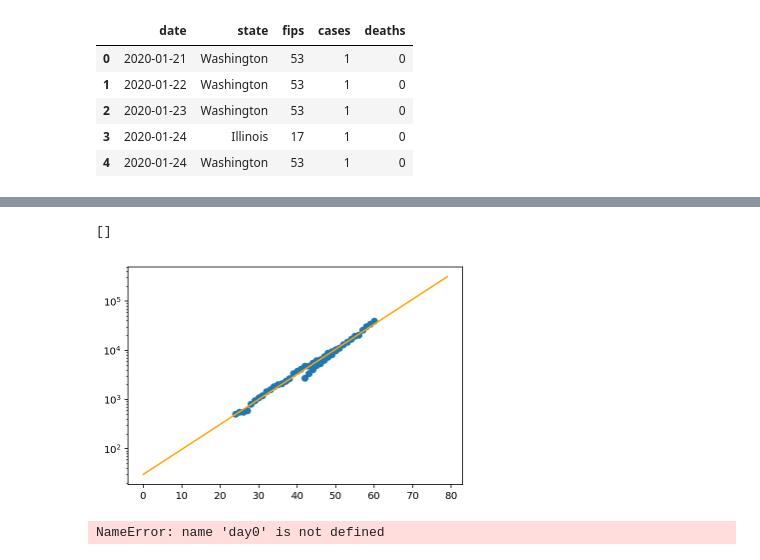
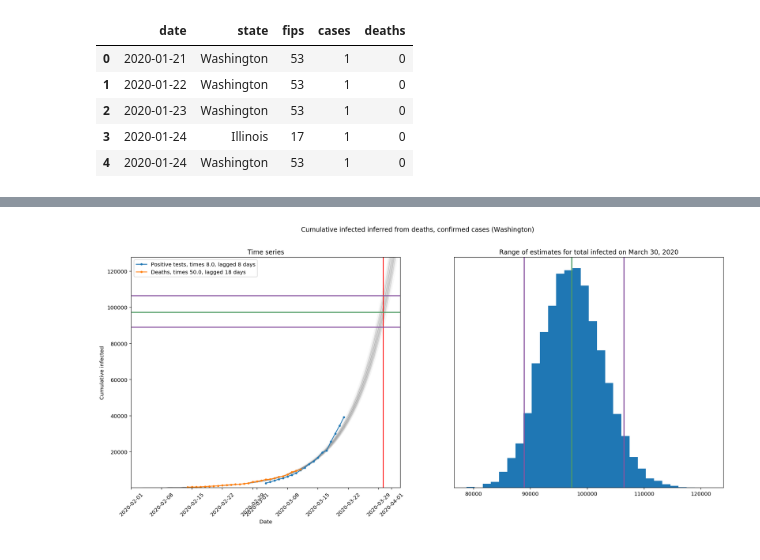
Before and after one commit to bmander/covid-notebooks, a Jupyter notebook: current_estimate.ipynb, the cells around one changed output, grey strips where cells are left out. Drawn from its saved outputs; the diff is of its cells as text; code cells hidden in the pictures.

```diff
--- a/current_estimate.ipynb
+++ b/current_estimate.ipynb
@@ -152,3 +132,0 @@ array([12204396.60724169])
-# %%
-infection_pred = LoglinearModel()
-infection_pred.fit( day, result )
@@ -174,13 +143,2 @@ plt.hist( infection_pred.sample(today_days, n_samples=5000), bins=30 )
 # %%
-dayspace = np.arange(0,80)
+dayspace = np.arange(-5,80)
-# %%
-plt.scatter( day, result )
-plt.plot( dayspace, infection_pred(dayspace), c="orange" )
-plt.semilogy()
-# %% [output]
-[]
-[figure, removed]
-# %%
-today_days = (pd.to_datetime( datetime.today() ) - day0).days
-# %% [output]
-NameError: name 'day0' is not defined
@@ -188,0 +145,55 @@ infection_pred( today_days )
+# %%
+TODAY = "March 30, 2020"
+OUTER_EST_COLOR = "#8a55a1"
+MEDIAN_EST_COLOR = "#4f9c64"
+N_SAMPLES = 10000
+
+total_infected_samples = infection_pred.sample(today_days, n_samples=N_SAMPLES)[0]
+est_low, est_med, est_high = np.percentile( total_infected_samples, [5, 50, 95])
+
+fig, axs = plt.subplots(1, 2, figsize=(20,8))
+
+ax = axs[0]
+
+for tick in ax.get_xticklabels():
+    tick.set_rotation(45)
+
+ax.set_title("Time series")
+
+for trace in infection_pred.sample(dayspace).T:
+    ax.plot(date0+dayspace*timedelta(days=1), trace, c="gray", lw=0.05)
+
+
+ax.plot( date0+test_day*timedelta(days=1),
+        test_results, label="Positive tests, times %s, lagged %s days"%(1/DETECTION_PROB, TEST_LAG), marker="." )
+ax.plot( date0+death_day*timedelta(days=1),
+        death_results, label="Deaths, times %s, lagged %s days"%(1/DEATH_PROB, DEATH_LAG), marker="." )
+
+ax.set_xlabel("Date")
+ax.set_ylabel("Cumulative infected")
+ax.legend()
+#ax.semilogy()
+ax.set_ylim(100,est_high*1.2)
+ax.set_xlim("February 1, 2020", "April 3, 2020")
+
+ax.axvline(TODAY, c="red")
+ax.axhline(est_low, c=OUTER_EST_COLOR, lw=2)
+ax.axhline(est_med, c=MEDIAN_EST_COLOR, lw=2)
+ax.axhline(est_high, c=OUTER_EST_COLOR, lw=2)
+
+
+ax = axs[1]
+today_days = (pd.to_datetime( datetime.today() ) - date0).days
+today_days
+ax.hist( total_infected_samples, bins=30, density=True )
+ax.set_yticks([])
+ax.set_title("Range of estimates for total infected on %s"%TODAY)
+ax.axvline(est_low, c=OUTER_EST_COLOR, lw=2)
+ax.axvline(est_med, c=MEDIAN_EST_COLOR, lw=2)
+ax.axvline(est_high, c=OUTER_EST_COLOR, lw=2)
+
+plt.suptitle("Cumulative infected inferred from deaths, confirmed cases (%s)"%STATE)
+
+None
+# %% [output]
+[figure, added]
```
Also changed, not shown: parts of 19 cells of this notebook.
